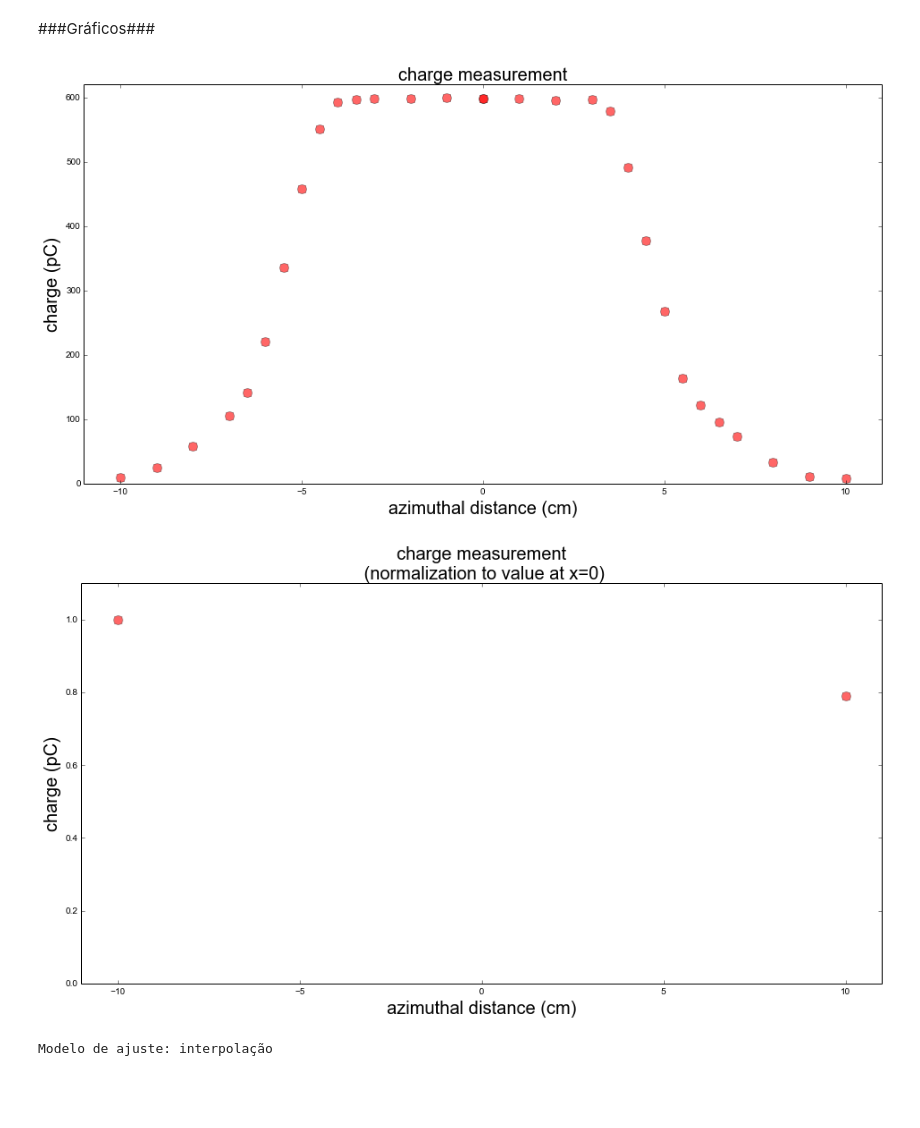
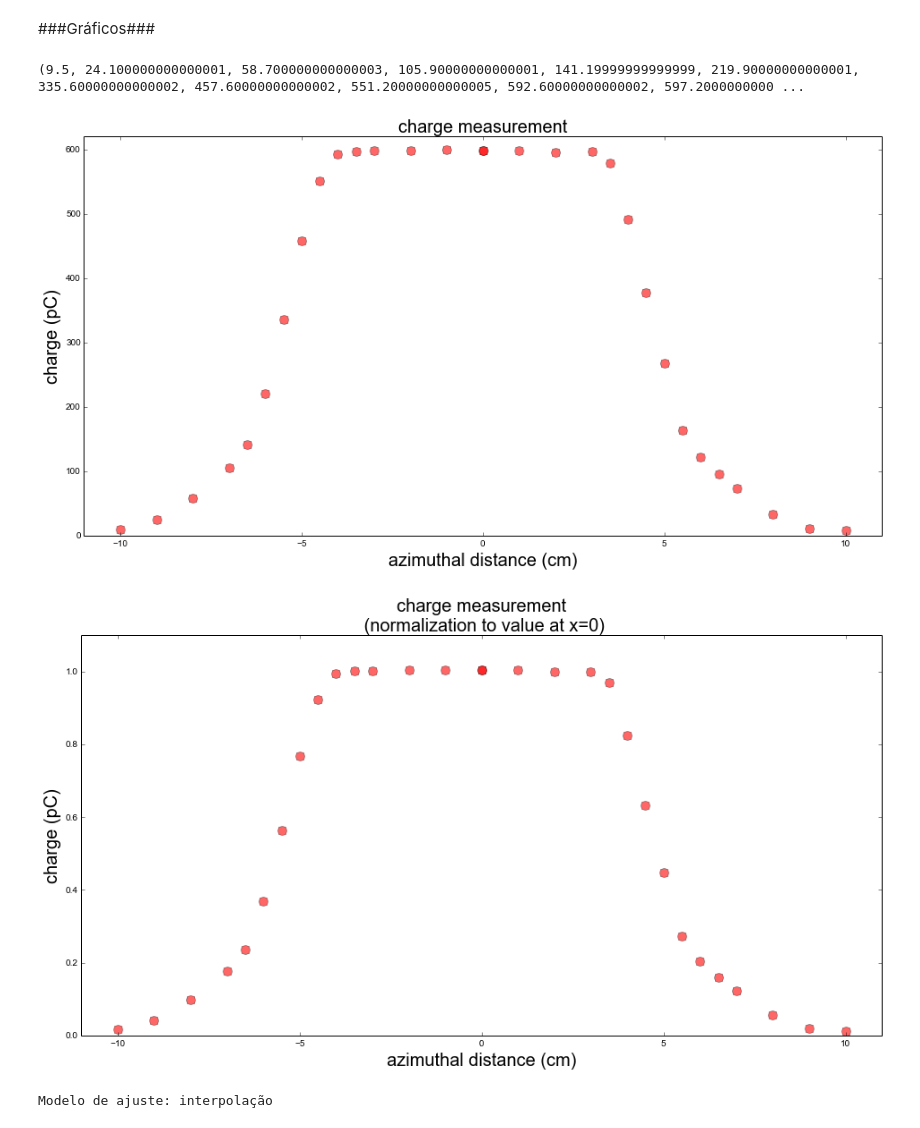
Before and after one commit to minmaxminmax/lmri-exercises, a Jupyter notebook: 5.ipynb, the cells around one changed output. Saved outputs shown, nothing was run; the diff lists cells and outputs as text; code cells hidden in the pictures; blank space fills up the shorter version.

```diff
--- a/5.ipynb
+++ b/5.ipynb
@@ -427,32 +427,33 @@ coeficiente de variação (%): 0.0
 # %%
 #plotting
 %matplotlib inline
 
 with mpl.rc_context(rc={'font.family':'sans-serif', 'font.weight':'normal', 'font.size':20}):
     fig, ax = plt.subplots(nrows=1, figsize=(16, 8), dpi=1000)
     ax.set_title('charge measurement', fontsize=20)
     ax.set_xlabel('azimuthal distance (cm)', fontsize=20)
     ax.set_ylabel('charge (pC)', fontsize=20)
     ax.set_xlim([-11, 11])
     ax.set_ylim([0, 620])
 
     for index, i in enumerate(d):
         ax.plot(distances[index], m[index], lw=0.25, ls='-', marker='o', markersize=10, color=[1, 0, 0, .6])
 
 with mpl.rc_context(rc={'font.family':'sans-serif', 'font.weight':'normal', 'font.size':20}):
     fig, ax = plt.subplots(nrows=1, figsize=(16, 8), dpi=1000)
     ax.set_title('charge measurement \n (normalization to value at x=0)', fontsize=20)
     ax.set_xlabel('azimuthal distance (cm)', fontsize=20)
     ax.set_ylabel('charge (pC)', fontsize=20)
     ax.set_xlim([-11, 11])
     ax.set_ylim([0, 1.1])
     #TODO: maximum auto
 
     for index, i in enumerate(d):
-        ax.plot(distances[index], m[index]/m[-1], lw=0.25, ls='-', marker='o', markersize=10, color=[1, 0, 0, .6])
+        ax.plot(distances[index], m[index]/m[18], lw=0.25, ls='-', marker='o', markersize=10, color=[1, 0, 0, .6])
 # %% [output]
+(9.5, 24.100000000000001, 58.700000000000003, 105.90000000000001, 141.19999999999999, 219.90000000000001, 335.60000000000002, 457.60000000000002, 551.20000000000005, 592.60000000000002, 597.2000000000 ...
 [figure]
-[figure, old version]
+[figure, new version]
 # %%
 # curve fitting
 %matplotlib inline
```
